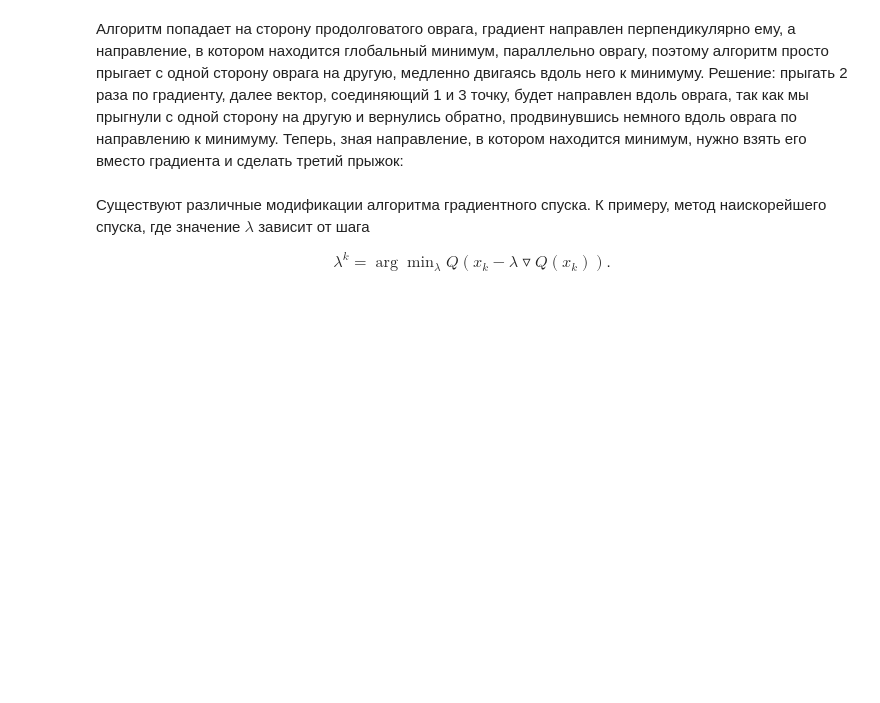
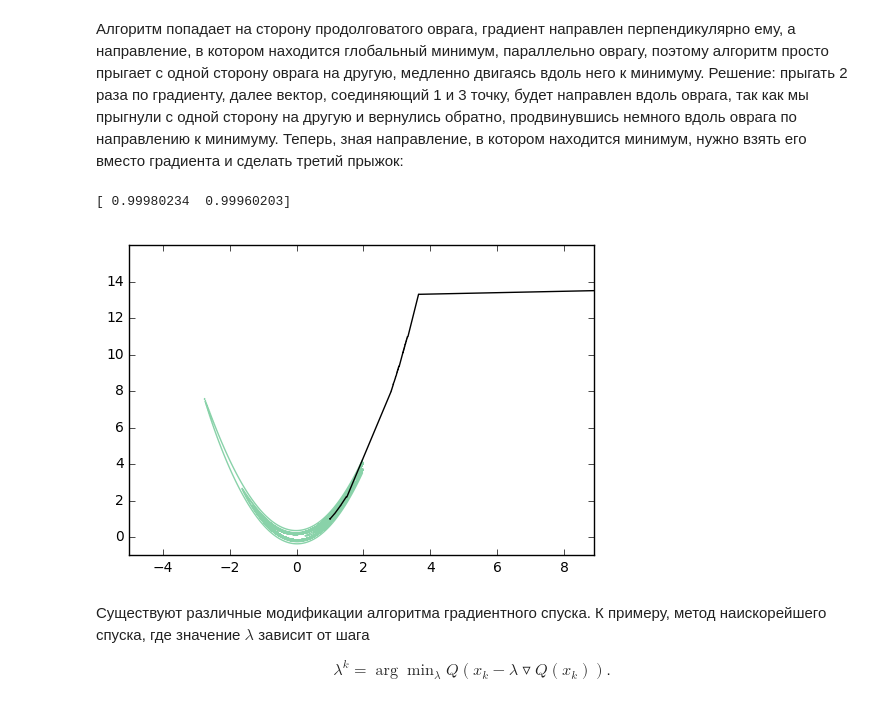
Before and after one commit to yurriy/ml-labs, a Jupyter notebook: lab1/lab1.ipynb, the cells around one changed output. Saved outputs shown, nothing was run; the diff lists cells and outputs as text; code cells hidden in the pictures; blank space fills up the shorter version.

```diff
--- a/lab1/lab1.ipynb
+++ b/lab1/lab1.ipynb
@@ -225,35 +230,38 @@ def render(f, bounds, levels, path):
 def make_step(f, cur_point, direction):
     step_length = 1e5
     while f(cur_point) < f(cur_point - direction * step_length):
         step_length /= 2.99
     cur_point -= direction * step_length
     return cur_point
 
 
 def gradient_descend(f, start, path, levels):
     path.append(start.copy())
     levels.append(f(start))
     prev_value = 1e18
     cur_point = start
 
     while math.fabs(f(cur_point) - prev_value) > EPS:
         prev_value = f(cur_point)
         point1 = cur_point.copy()
-        cur_point = make_step(f, cur_point, gradient(f, cur_point))
-        cur_point = make_step(f, cur_point, gradient(f, cur_point))
+        cur_point = make_step(f, cur_point, gradient(cur_point))
+        cur_point = make_step(f, cur_point, gradient(cur_point))
         cur_point = make_step(f, cur_point, (point1 - cur_point))
         path.append(cur_point.copy())
         levels.append(f(cur_point))
 
     return cur_point
 
 
 start_point = np.array([8.9, 13.5])
 bounds = {'min_x': -5, 'max_x': 2, 'min_y': -1, 'max_y': 16}
 path, levels = [], []
 print(gradient_descend(f, start_point, path, levels))
 render(f, bounds, levels, path)
 plt.show()
+# %% [output]
+[ 0.99980234  0.99960203]
+[figure, added]
 # %% [markdown]
 Существуют различные модификации алгоритма градиентного спуска. К примеру, метод наискорейшего спуска, где значение $\lambda$ зависит от шага
 
```
Also changed, not shown: parts of 5 cells of this notebook.
